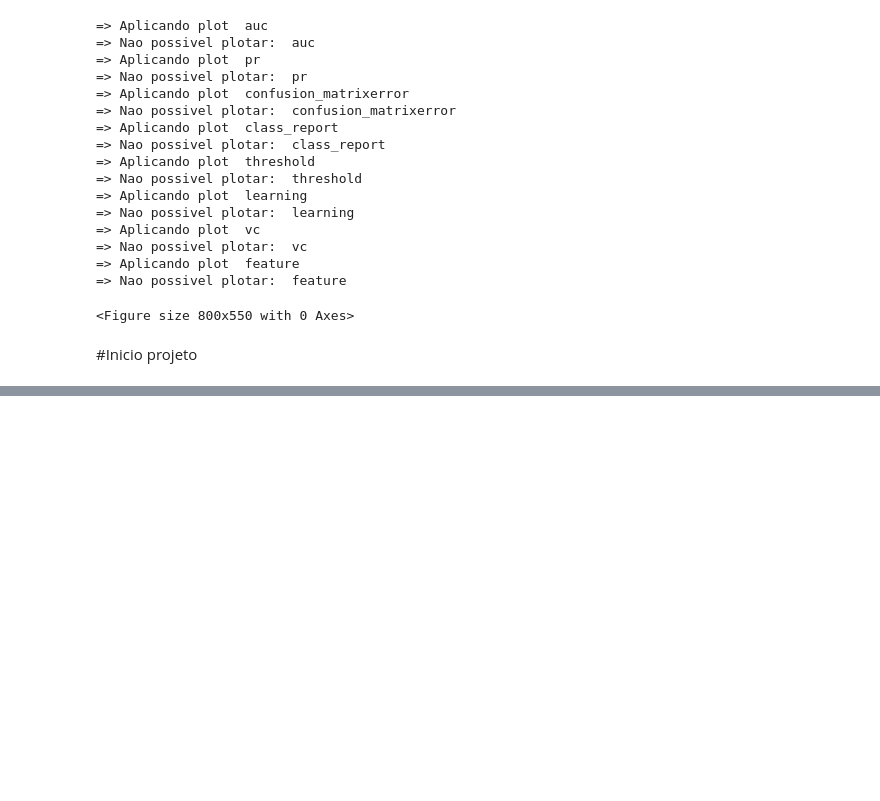
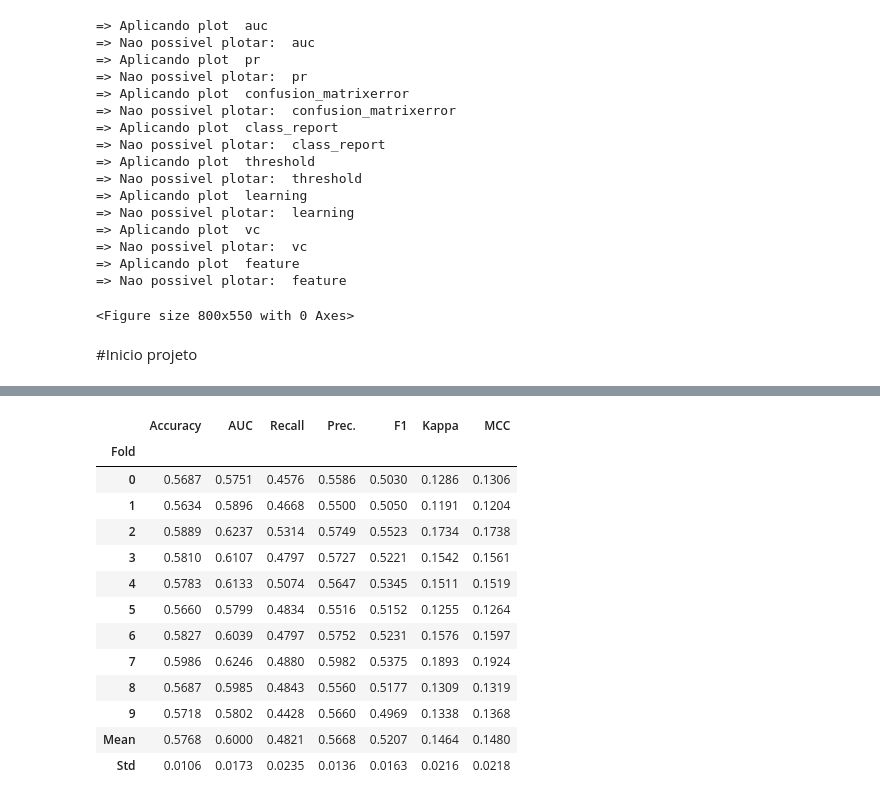
Before and after one commit to wolfxweb/eng_machine_learning, a Jupyter notebook: code/Treinamento.ipynb, the cells around one changed output, grey strips where cells are left out. Drawn from its saved outputs; the diff is of its cells as text; code cells hidden in the pictures; blank space fills up the shorter version.

```diff
--- a/code/Treinamento.ipynb
+++ b/code/Treinamento.ipynb
@@ -551 +551,75 @@ plt.show()
 [figure]
+# %%
+
+import pandas as pd
+import pickle
+import mlflow
+from sklearn.metrics import log_loss, f1_score
+from pycaret.classification import *
+from mlflow.tracking import MlflowClient
+
+
+
+# Carregar os dados
+df_train = pd.read_parquet("../data/processed/base_train.parquet")
+df_test = pd.read_parquet("../data/processed/base_test.parquet")
+
+mlflow.set_tracking_uri("sqlite:///mlruns.db")
+
+# Criar o experimento se não existir
+experiment_name = 'Treinamento'
+client = MlflowClient()
+experiment = client.get_experiment_by_name(experiment_name)
+if experiment is None:
+    experiment_id = mlflow.create_experiment(experiment_name)
+else:
+    experiment_id = experiment.experiment_id
+
+# Iniciar o MLflow
+mlflow.start_run(experiment_id=experiment_id)
+# Configuração do ambiente PyCaret
+pc = setup(data=df_train, target='shot_made_flag', train_size=0.7, verbose=0)
+
+# Criar modelos
+lr = create_model('lr')
+rf = create_model('rf')
+
+# Finalizar os modelos
+final_lr = finalize_model(lr)
+final_rf = finalize_model(rf)
+
+# Fazer previsões
+y_pred_proba_lr = final_lr.predict_proba(df_test.drop(columns=['shot_made_flag']))
+y_pred_proba_rf = final_rf.predict_proba(df_test.drop(columns=['shot_made_flag']))
+y_pred_lr = final_lr.predict(df_test.drop(columns=['shot_made_flag']))
+y_pred_rf = final_rf.predict(df_test.drop(columns=['shot_made_flag']))
+
+# Calcular métricas
+log_loss_lr = log_loss(df_test['shot_made_flag'], y_pred_proba_lr)
+f1_score_lr = f1_score(df_test['shot_made_flag'], y_pred_lr)
+log_loss_rf = log_loss(df_test['shot_made_flag'], y_pred_proba_rf)
+f1_score_rf = f1_score(df_test['shot_made_flag'], y_pred_rf)
+
+mlflow.log_metric("log_loss_lr", log_loss_lr)
+mlflow.log_metric("f1_score_lr", f1_score_lr)
+mlflow.log_metric("log_loss_rf", log_loss_rf)
+mlflow.log_metric("f1_score_rf", f1_score_rf)
+
+
+# Determinar o melhor modelo
+best_model_name = "Logistic Regression" if f1_score_lr > f1_score_rf else "RandomForestClassifier"
+best_model_version = final_lr if best_model_name == "Logistic Regression" else final_rf
+
+# Salvar o melhor modelo localmente
+model_path = f"best_model_{best_model_name}.pkl"
+pickle.dump(best_model_version, open(model_path, 'wb'))
+
+# Registrar a versão do melhor modelo no MLflow
+mlflow.sklearn.log_model(best_model_version, "best_model")
+
+# Salvar manualmente o modelo
+mlflow.log_artifact(model_path, artifact_path='models')
+
+# Adicionar tags ao modelo
+mlflow.set_tag("best_model_name", best_model_name)
+# %% [output]
@@ -551,0 +627,14 @@ plt.show()
+|  | Accuracy | AUC | Recall | Prec. | F1 | Kappa | MCC |
+| Fold |  |  |  |  |  |  |  |
+| 0 | 0.5687 | 0.5751 | 0.4576 | 0.5586 | 0.5030 | 0.1286 | 0.1306 |
+| 1 | 0.5634 | 0.5896 | 0.4668 | 0.5500 | 0.5050 | 0.1191 | 0.1204 |
+| 2 | 0.5889 | 0.6237 | 0.5314 | 0.5749 | 0.5523 | 0.1734 | 0.1738 |
+| 3 | 0.5810 | 0.6107 | 0.4797 | 0.5727 | 0.5221 | 0.1542 | 0.1561 |
+| 4 | 0.5783 | 0.6133 | 0.5074 | 0.5647 | 0.5345 | 0.1511 | 0.1519 |
+| 5 | 0.5660 | 0.5799 | 0.4834 | 0.5516 | 0.5152 | 0.1255 | 0.1264 |
+| 6 | 0.5827 | 0.6039 | 0.4797 | 0.5752 | 0.5231 | 0.1576 | 0.1597 |
+| 7 | 0.5986 | 0.6246 | 0.4880 | 0.5982 | 0.5375 | 0.1893 | 0.1924 |
+| 8 | 0.5687 | 0.5985 | 0.4843 | 0.5560 | 0.5177 | 0.1309 | 0.1319 |
+| 9 | 0.5718 | 0.5802 | 0.4428 | 0.5660 | 0.4969 | 0.1338 | 0.1368 |
+| Mean | 0.5768 | 0.6000 | 0.4821 | 0.5668 | 0.5207 | 0.1464 | 0.1480 |
+| Std | 0.0106 | 0.0173 | 0.0235 | 0.0136 | 0.0163 | 0.0216 | 0.0218 |
```
Also changed, not shown: parts of 5 cells of this notebook, 29 other files.
